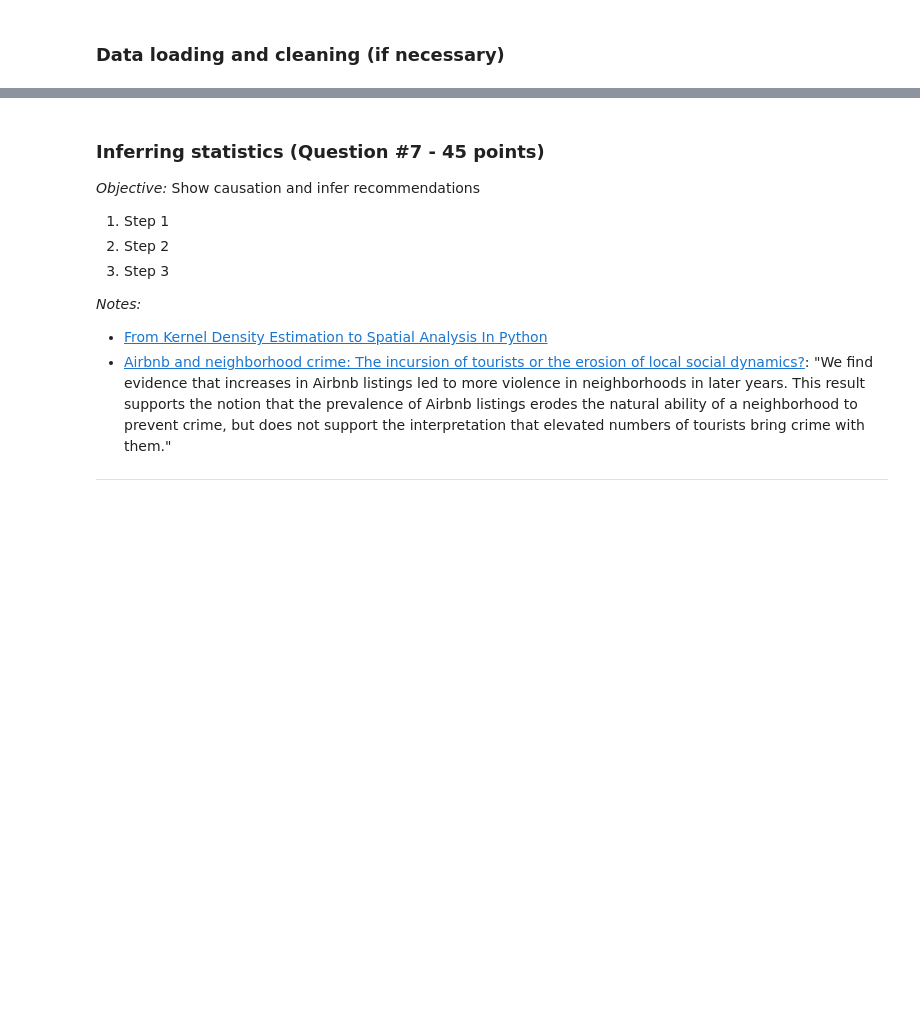
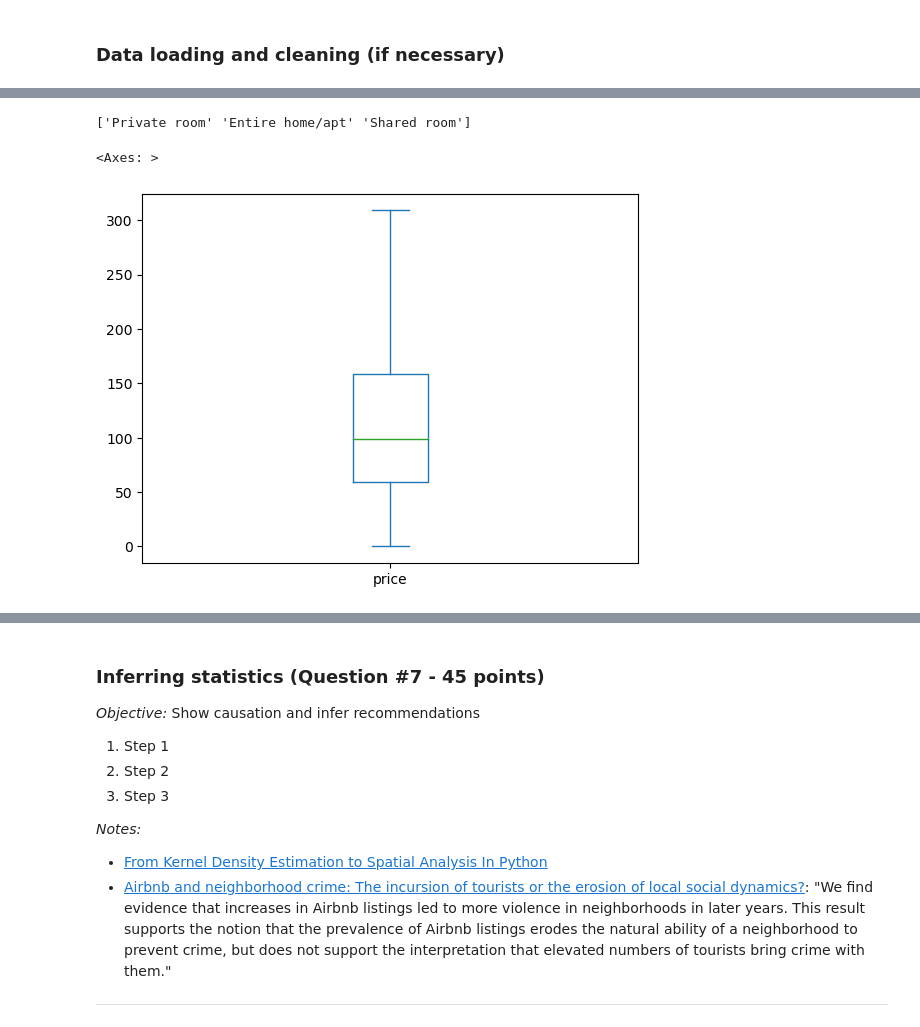
Before and after one commit to shaunhoang/fsds-group-cheers, a Jupyter notebook: main_code_graphs.ipynb, the cells around one changed output, grey strips where cells are left out. Cells and saved outputs as stored; diff of their text form; code cells hidden in the pictures; blank space fills up the shorter version.

```diff
--- a/main_code_graphs.ipynb
+++ b/main_code_graphs.ipynb
@@ -129,0 +201,20 @@ Task 5: Run Pearson correlations: (See QM practical 3-4)
+# %%
+# Clean listings data: outliers, and missing values, split into 3 types by property type
+print(listings.room_type.unique())
+# Omit rows with Hotel room
+listings = listings[~listings['room_type'].isin(['Hotel room'])]
+
+# Transform price to float
+if listings.price.dtype == 'O':
+    listings.price = listings.price.str.replace('$','').str.replace(',','').astype(float).round(2)
+
+# Trim outliers in terms of price based on interquartile range, because they are most likely they are not real listings
+q1 = listings.price.quantile(0.25)
+q3 = listings.price.quantile(0.75)
+iqr = q3 - q1
+listings = listings[(listings.price >= q1 - 1.5*iqr) & (listings.price <= q3 + 1.5*iqr)]
+listings.price.plot.box()
+# %% [output]
+['Private room' 'Entire home/apt' 'Shared room']
+<Axes: >
+[figure, added]
```
Also changed, not shown: parts of 43 cells of this notebook, 3 other files.
